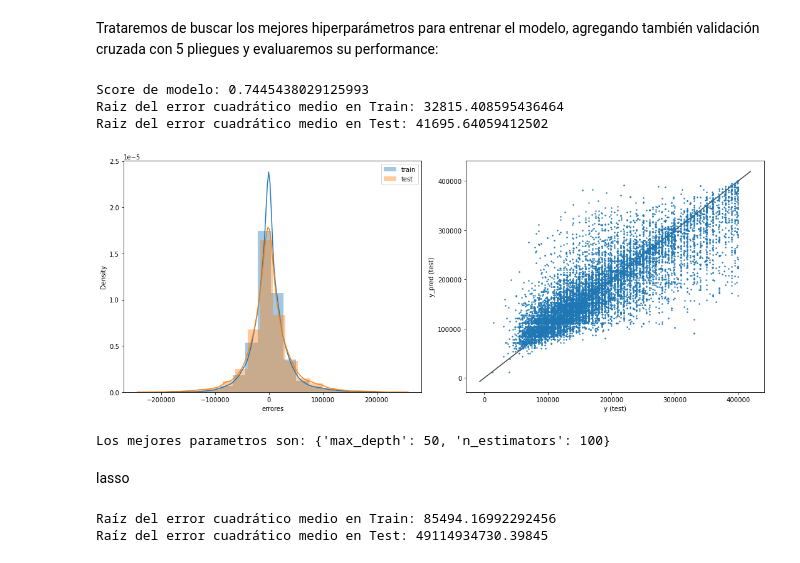
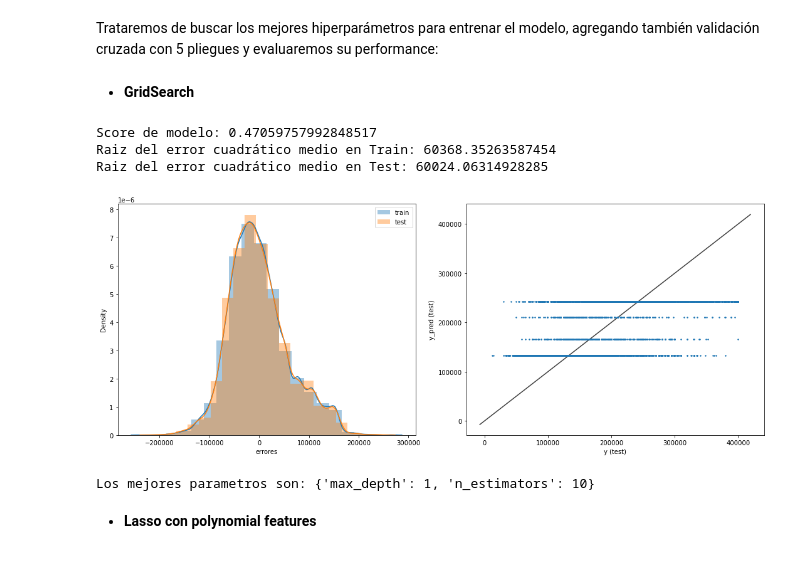
Before and after one commit to juliadiaz05/proyecto-dos-acamica, a Jupyter notebook: Proyecto 2 - Julia Díaz.ipynb, the cells around one changed output. Drawn from its saved outputs; the diff is of its cells as text; code cells hidden in the pictures.

```diff
--- a/Proyecto 2 - Julia Díaz.ipynb
+++ b/Proyecto 2 - Julia Díaz.ipynb
@@ -247,7 +273,7 @@ Text(0.5, 1.0, 'Distribución de la variable Price:')
 # %% [markdown]
 Definimos X e y y estandarizamos los datos
 # %%
-X = proyecto_dos[['rooms', 'bedrooms', 'bathrooms', 'surface_total', 'surface_covered']]
+X = proyecto_dos[['rooms', 'bedrooms', 'bathrooms', 'surface_total', 'surface_covered', 'property_type_Casa', 'property_type_Departamento', 'property_type_PH']]
 y = proyecto_dos['price']
 # %%
 from sklearn.model_selection import train_test_split
@@ -405,18 +404,27 @@ random_grid = {'n_estimators': n_estimators,
+# %% [markdown]
+* **GridSearch**
+# %%
+n_estimators = [10]
+max_depth = [1]
+
+
+grid= {'n_estimators': n_estimators,
+               'max_depth': max_depth,}
 # %%
-modelo5 = GridSearchCV(RandomForestRegressor(),param_grid = random_grid)
+modelo5 = GridSearchCV(RandomForestRegressor(random_state = 42),param_grid = grid, n_jobs = -1, cv = 3)
 # %%
-rmse_train_5,rmse_test_5,score5 = entrena_modelo(X_train5, X_test5, y_train5, y_test5, modelo5)
+rmse_train_5,rmse_test_5,score5 = entrena_modelo(X_train, X_test, y_train, y_test, modelo5)
 # %% [output]
-Score de modelo: 0.7445438029125993
-Raiz del error cuadrático medio en Train: 32815.408595436464
-Raiz del error cuadrático medio en Test: 41695.64059412502
+Score de modelo: 0.47059757992848517
+Raiz del error cuadrático medio en Train: 60368.35263587454
+Raiz del error cuadrático medio en Test: 60024.06314928285
-[figure, old version]
+[figure, new version]
 # %%
 best_params =  modelo5.best_params_
 print (f'Los mejores parametros son: {best_params}')
 # %% [output]
-Los mejores parametros son: {'max_depth': 50, 'n_estimators': 100}
+Los mejores parametros son: {'max_depth': 1, 'n_estimators': 10}
-# %% [markdown]
-lasso
+# %% [markdown]
+* **Lasso con polynomial features**
 # %%
 from sklearn.preprocessing import PolynomialFeatures
@@ -435,12 +430,0 @@ def evaluar_regresion(model,X,y, X_train, X_test, y_train, y_test):
-# %%
-poly = PolynomialFeatures(degree = 7, include_bias=False) ### ACA TENDRAS QUE MODIFICAR MAS ADELANTE
-X_train_new = poly.fit_transform(X_train)
-X_test_new = poly.fit_transform(X_test)
-
-reg_2 = LinearRegression()
-reg_2.fit(X_train_new, y_train)
-
-evaluar_regresion(reg_2, X,y, X_train_new, X_test_new, y_train, y_test)
-# %% [output]
-Raíz del error cuadrático medio en Train: 85494.16992292456
-Raíz del error cuadrático medio en Test: 49114934730.39845
```
Also changed, not shown: parts of 46 cells of this notebook.
